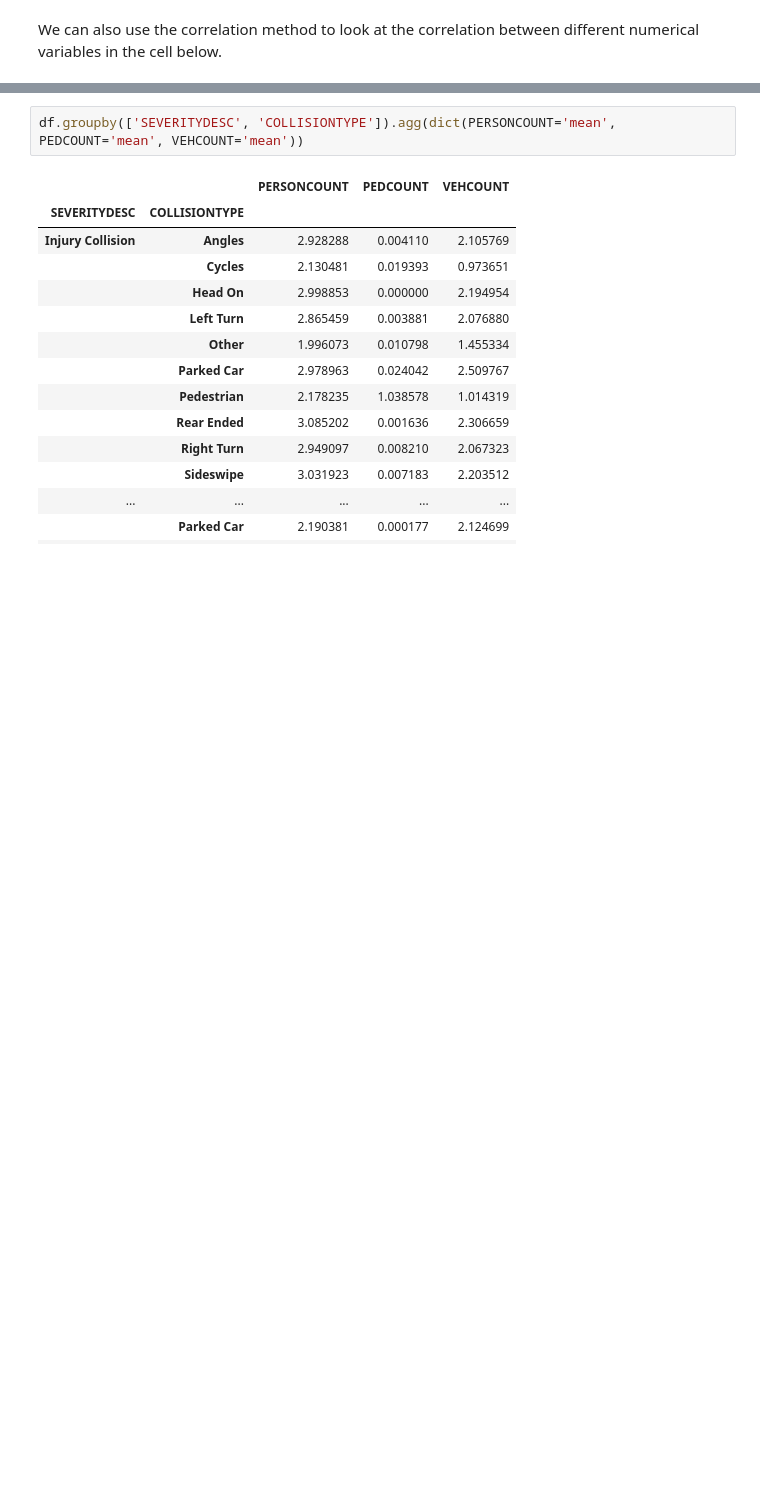
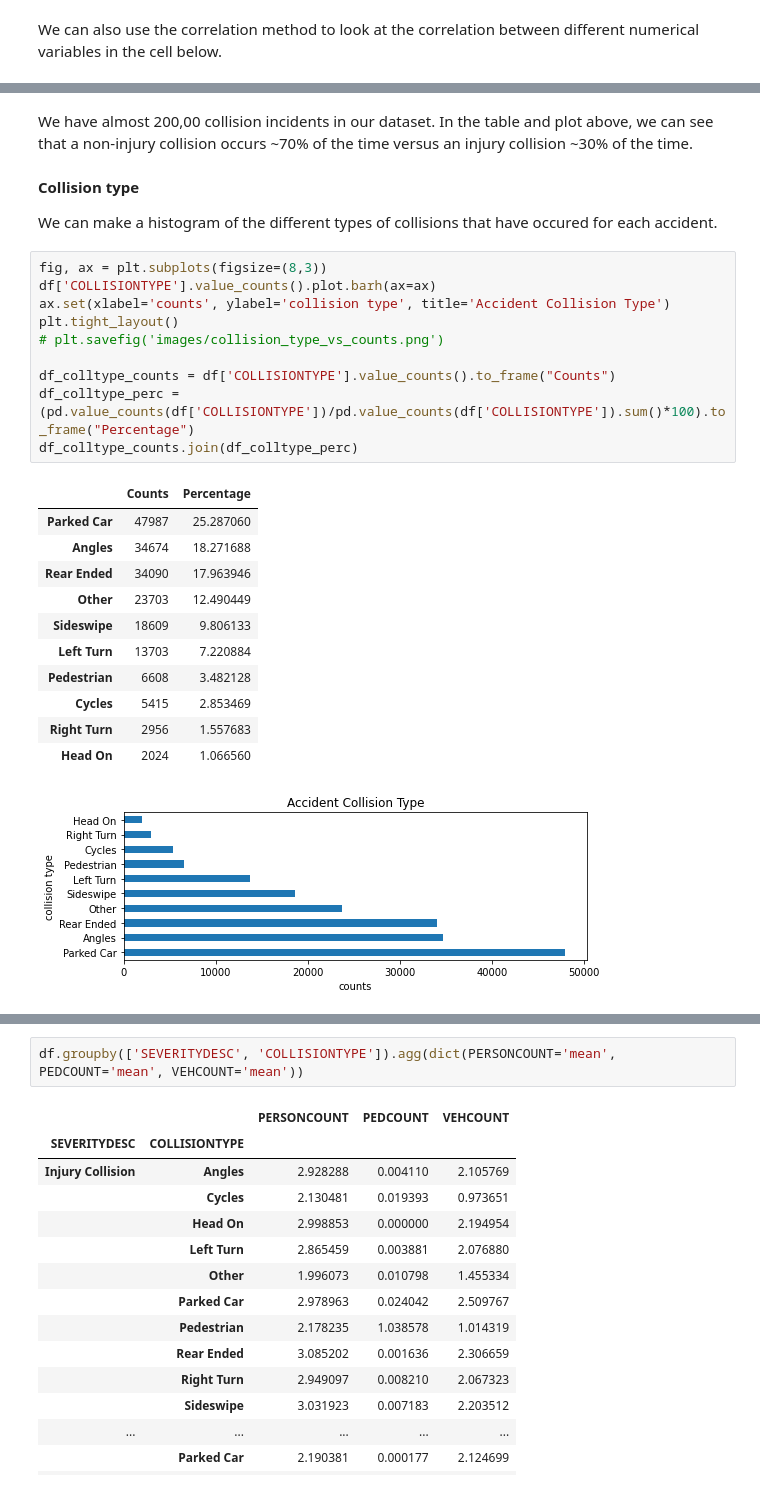
Before and after one commit to analisahill/Coursera_Capstone, a Jupyter notebook: Accident-Severity.ipynb, the cells around one changed output, grey strips where cells are left out. Drawn from its saved outputs; the diff is of its cells as text; blank space fills up the shorter version.

```diff
--- a/Accident-Severity.ipynb
+++ b/Accident-Severity.ipynb
@@ -272,0 +183,29 @@ ax.set(xlabel='counts',  )
+# %% [markdown]
+We have almost 200,00 collision incidents in our dataset. In the table and plot above, we can see that a non-injury collision occurs ~70% of the time versus an injury collision ~30% of the time.
+# %% [markdown]
+**Collision type**
+
+We can make a histogram of the different types of collisions that have occured for each accident.
+# %%
+fig, ax = plt.subplots(figsize=(8,3))
+df['COLLISIONTYPE'].value_counts().plot.barh(ax=ax)
+ax.set(xlabel='counts', ylabel='collision type', title='Accident Collision Type')
+plt.tight_layout()
+# plt.savefig('images/collision_type_vs_counts.png')
+
+df_colltype_counts = df['COLLISIONTYPE'].value_counts().to_frame("Counts")
+df_colltype_perc = (pd.value_counts(df['COLLISIONTYPE'])/pd.value_counts(df['COLLISIONTYPE']).sum()*100).to_frame("Percentage")
+df_colltype_counts.join(df_colltype_perc)
+# %% [output]
+|  | Counts | Percentage |
+| Parked Car | 47987 | 25.287060 |
+| Angles | 34674 | 18.271688 |
+| Rear Ended | 34090 | 17.963946 |
+| Other | 23703 | 12.490449 |
+| Sideswipe | 18609 | 9.806133 |
+| Left Turn | 13703 | 7.220884 |
+| Pedestrian | 6608 | 3.482128 |
+| Cycles | 5415 | 2.853469 |
+| Right Turn | 2956 | 1.557683 |
+| Head On | 2024 | 1.066560 |
+[figure, added]
```
Also changed, not shown: parts of 55 cells of this notebook.
